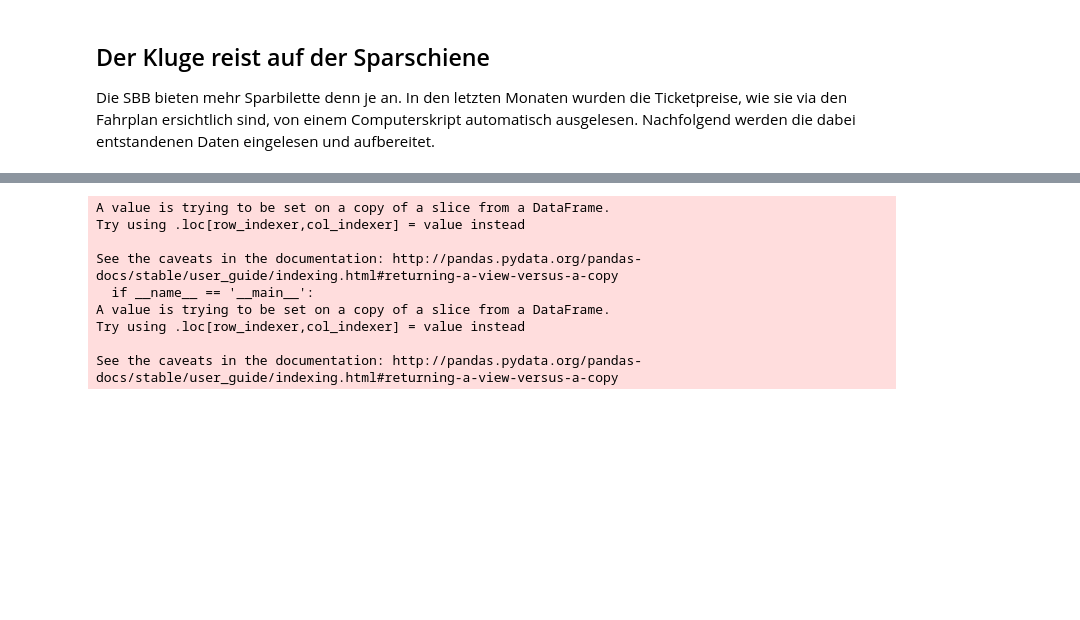
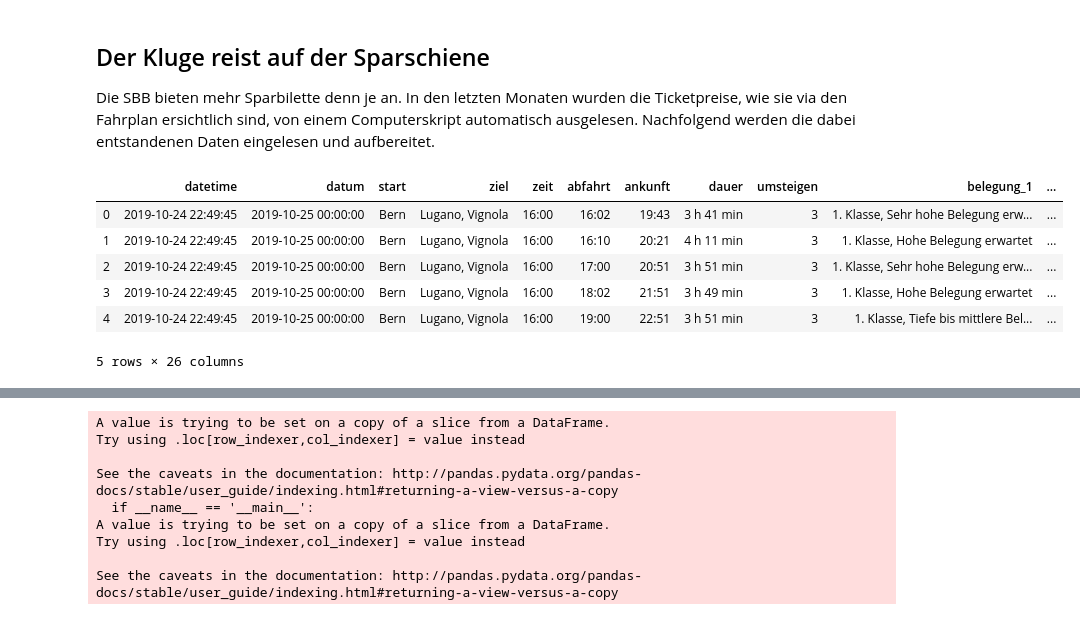
Before and after one commit to tamedia-ddj/2019-12-01_sparbillette, a Jupyter notebook: 2_spartbilette_aufbereitung.ipynb, the cells around one changed output, grey strips where cells are left out. Saved outputs shown, nothing was run; the diff lists cells and outputs as text; code cells hidden in the pictures; blank space fills up the shorter version.

```diff
--- a/2_spartbilette_aufbereitung.ipynb
+++ b/2_spartbilette_aufbereitung.ipynb
@@ -22,3 +18,13 @@ df.columns = ['datetime', 'datum', 'start', 'ziel', 'zeit', 'abfahrt',
+# %%
+df.head()
+# %% [output]
+|  | datetime | datum | start | ziel | zeit | abfahrt | ankunft | dauer | umsteigen | belegung_1 | ... |
+| 0 | 2019-10-24 22:49:45 | 2019-10-25 00:00:00 | Bern | Lugano, Vignola | 16:00 | 16:02 | 19:43 | 3 h 41 min | 3 | 1. Klasse, Sehr hohe Belegung erw... | ... |
+| 1 | 2019-10-24 22:49:45 | 2019-10-25 00:00:00 | Bern | Lugano, Vignola | 16:00 | 16:10 | 20:21 | 4 h 11 min | 3 | 1. Klasse, Hohe Belegung erwartet | ... |
+| 2 | 2019-10-24 22:49:45 | 2019-10-25 00:00:00 | Bern | Lugano, Vignola | 16:00 | 17:00 | 20:51 | 3 h 51 min | 3 | 1. Klasse, Sehr hohe Belegung erw... | ... |
+| 3 | 2019-10-24 22:49:45 | 2019-10-25 00:00:00 | Bern | Lugano, Vignola | 16:00 | 18:02 | 21:51 | 3 h 49 min | 3 | 1. Klasse, Hohe Belegung erwartet | ... |
+| 4 | 2019-10-24 22:49:45 | 2019-10-25 00:00:00 | Bern | Lugano, Vignola | 16:00 | 19:00 | 22:51 | 3 h 51 min | 3 | 1. Klasse, Tiefe bis mittlere Bel... | ... |
+5 rows × 26 columns
 # %%
 # Eine Korrektur. Einige Ortsbezeichnungen enthalten einen Leerschlag am Ende. Dieser wird entfernt.
 df['start'] = df['start'].str.strip()
```
Also changed, not shown: parts of 8 cells of this notebook, 1 other file.
